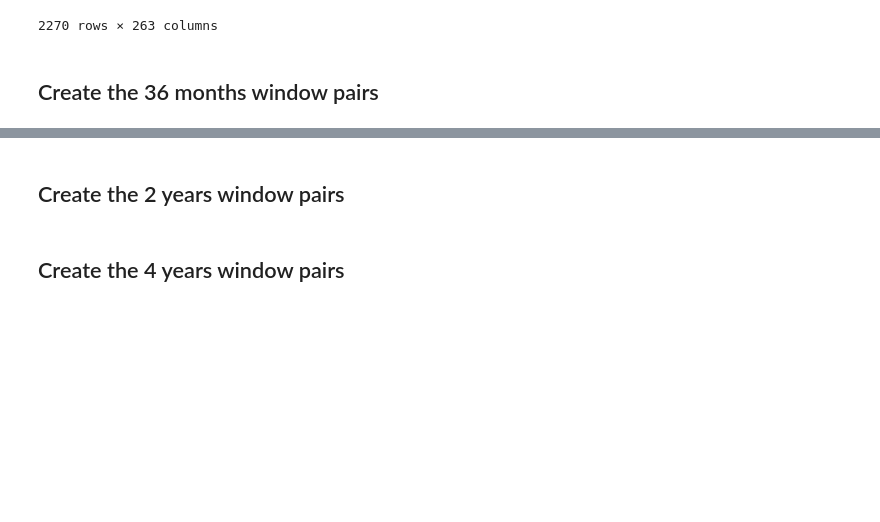
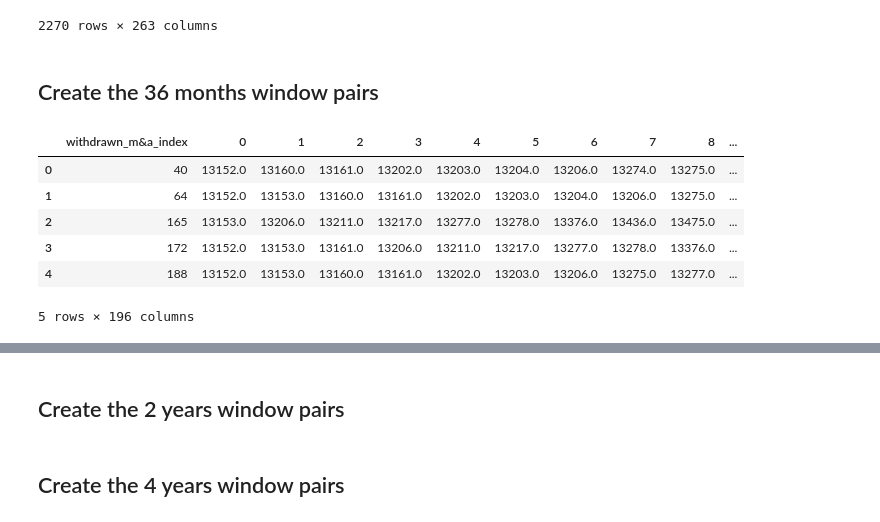
Before and after one commit to idsts2670/ra, a Jupyter notebook: M&A/name-matching-m&a-sido.ipynb, the cells around one changed output, grey strips where cells are left out. Drawn from its saved outputs; the diff is of its cells as text; code cells hidden in the pictures; blank space fills up the shorter version.

```diff
--- a/M&A/name-matching-m&a-sido.ipynb
+++ b/M&A/name-matching-m&a-sido.ipynb
@@ -505,3 +505,13 @@ result_df = pd.DataFrame(dict([(k,pd.Series(v)) for k,v in result_dict.items()])
 
 # export to csv file
 result_df.to_csv(os.path.join(OUTPUT_DIR, "MAtemp-conTroLgroupfor_withdrwnMApairsrstep1_36monthwindow.csv"), encoding='utf_8_sig', index=False)
+# %%
+result_df.head()
+# %% [output]
+|  | withdrawn_m&a_index | 0 | 1 | 2 | 3 | 4 | 5 | 6 | 7 | 8 | ... |
+| 0 | 40 | 13152.0 | 13160.0 | 13161.0 | 13202.0 | 13203.0 | 13204.0 | 13206.0 | 13274.0 | 13275.0 | ... |
+| 1 | 64 | 13152.0 | 13153.0 | 13160.0 | 13161.0 | 13202.0 | 13203.0 | 13204.0 | 13206.0 | 13275.0 | ... |
+| 2 | 165 | 13153.0 | 13206.0 | 13211.0 | 13217.0 | 13277.0 | 13278.0 | 13376.0 | 13436.0 | 13475.0 | ... |
+| 3 | 172 | 13152.0 | 13153.0 | 13161.0 | 13206.0 | 13211.0 | 13217.0 | 13277.0 | 13278.0 | 13376.0 | ... |
+| 4 | 188 | 13152.0 | 13153.0 | 13160.0 | 13161.0 | 13202.0 | 13203.0 | 13206.0 | 13275.0 | 13277.0 | ... |
+5 rows × 196 columns
```
Also changed, not shown: parts of 5 cells of this notebook, 2 other files.
